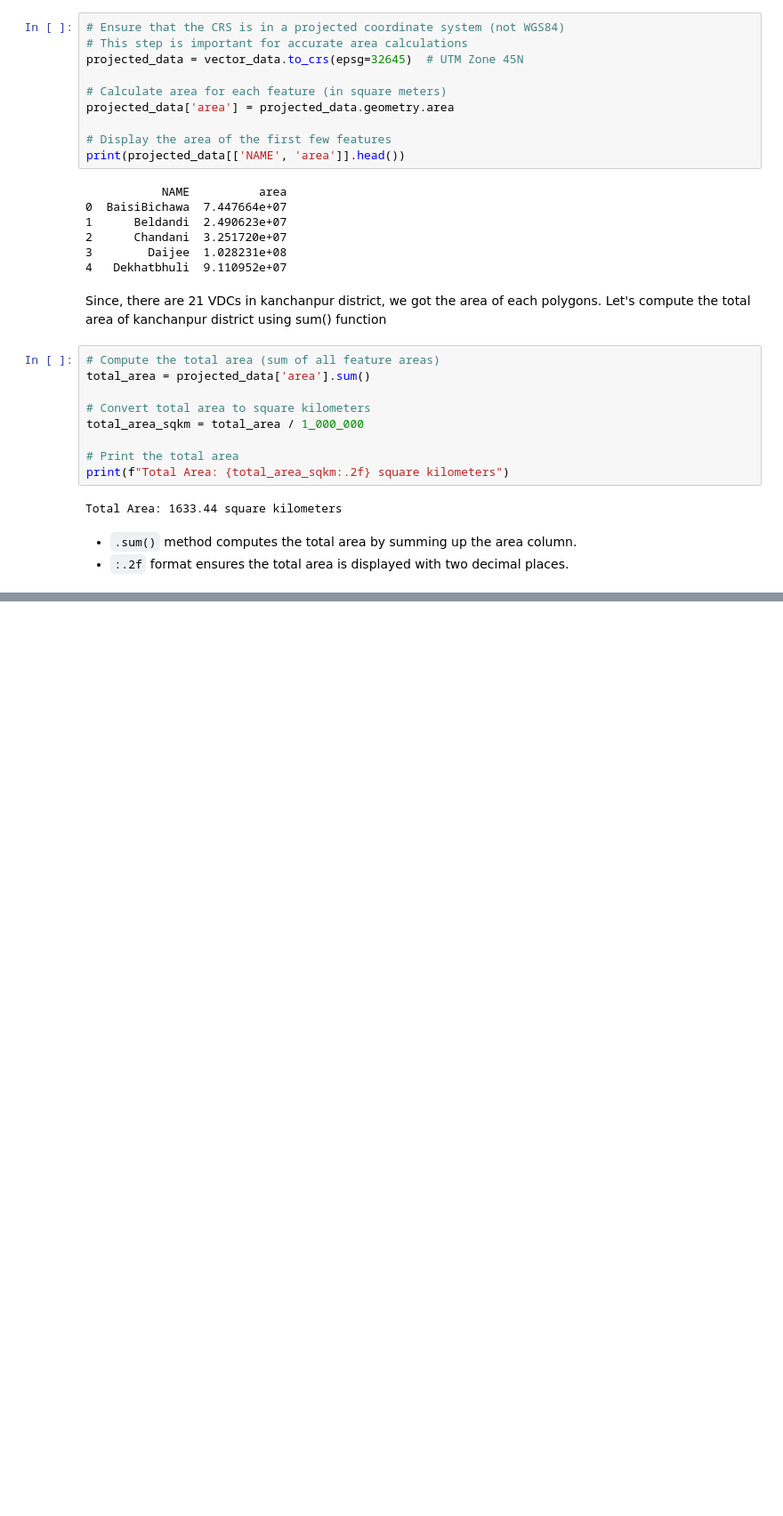
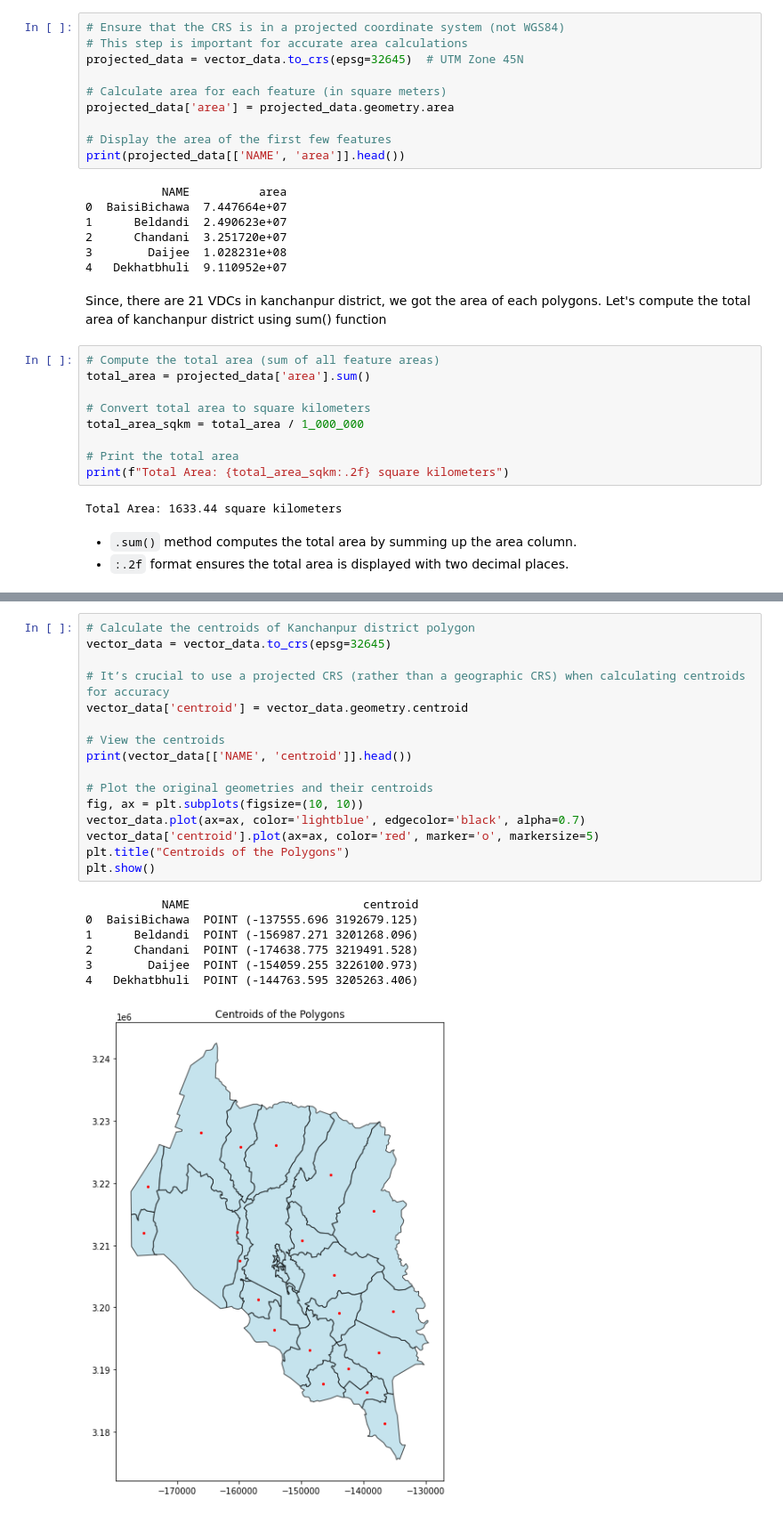
Before and after one commit to Ohm-Np/Python_tutorial, a Jupyter notebook: _sources/vector_operations.ipynb, the cells around one changed output, grey strips where cells are left out. Shown at 89% size. Cells and saved outputs as stored; diff of their text form; blank space fills up the shorter version.

```diff
--- a/_sources/vector_operations.ipynb
+++ b/_sources/vector_operations.ipynb
@@ -194,0 +242,24 @@ Total Area: 1633.44 square kilometers
+# %%
+# Calculate the centroids of Kanchanpur district polygon
+vector_data = vector_data.to_crs(epsg=32645)
+
+# It’s crucial to use a projected CRS (rather than a geographic CRS) when calculating centroids for accuracy
+vector_data['centroid'] = vector_data.geometry.centroid
+
+# View the centroids
+print(vector_data[['NAME', 'centroid']].head())
+
+# Plot the original geometries and their centroids
+fig, ax = plt.subplots(figsize=(10, 10))
+vector_data.plot(ax=ax, color='lightblue', edgecolor='black', alpha=0.7)
+vector_data['centroid'].plot(ax=ax, color='red', marker='o', markersize=5)
+plt.title("Centroids of the Polygons")
+plt.show()
+# %% [output]
+           NAME                         centroid
+0  BaisiBichawa  POINT (-137555.696 3192679.125)
+1      Beldandi  POINT (-156987.271 3201268.096)
+2      Chandani  POINT (-174638.775 3219491.528)
+3        Daijee  POINT (-154059.255 3226100.973)
+4   Dekhatbhuli  POINT (-144763.595 3205263.406)
+[figure, added]
```
Also changed, not shown: parts of 15 cells of this notebook, 10 other files.
